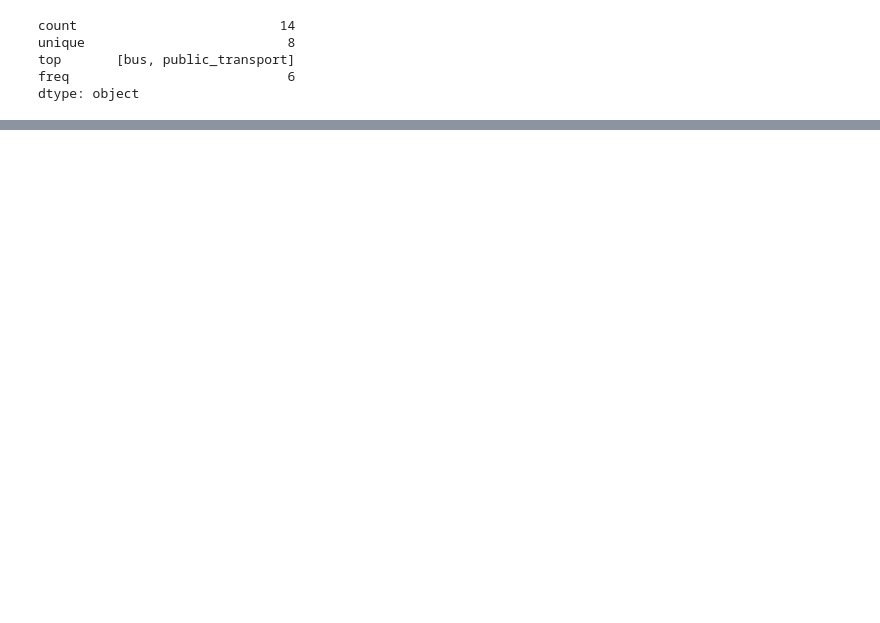
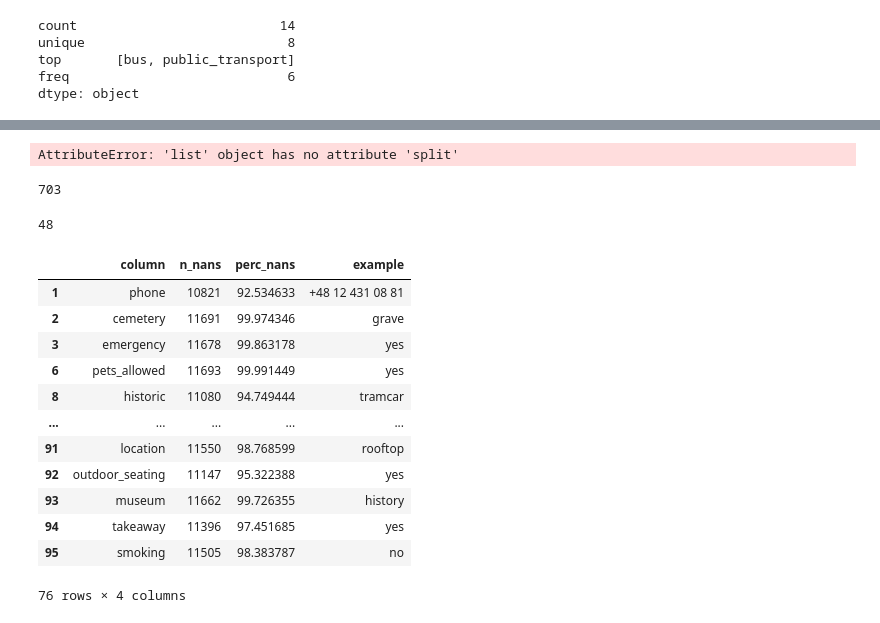
Before and after one commit to ajbuzik/travel_assitant, a Jupyter notebook: notebooks/00_prepare_dataset.ipynb, the cells around one changed output, grey strips where cells are left out. Cells and saved outputs as stored; diff of their text form; code cells hidden in the pictures; blank space fills up the shorter version.

Commit message:
prepare data set

```diff
--- a/notebooks/00_prepare_dataset.ipynb
+++ b/notebooks/00_prepare_dataset.ipynb
@@ -225,0 +286,4 @@ NameError: name 'torch' is not defined
+# %%
+selected_columns = selected_columns.split(', ')
+# %% [output]
+AttributeError: 'list' object has no attribute 'split'
@@ -225,0 +296,34 @@ NameError: name 'torch' is not defined
+# %%
+len(all_pois.columns)
+# %% [output]
+703
+# %%
+len(columns_to_rag)
+# %% [output]
+48
+# %%
+for col in columns_to_rag:
+    n_nans = all_pois[col].isna().sum()
+    example = all_pois[col].dropna().iloc[0] if all_pois[col].notna().any() else None
+    perc_nans = n_nans / all_pois.shape[0] * 100
+    if 'col_stats' not in locals():
+        col_stats = []
+    col_stats.append({'column': col, 'n_nans': n_nans, 'perc_nans': perc_nans, 'example': example})
+# %%
+col_stats_df = pd.DataFrame(col_stats)
+# %%
+col_stats_df[col_stats_df['perc_nans'] > 90]
+# %% [output]
+|  | column | n_nans | perc_nans | example |
+| 1 | phone | 10821 | 92.534633 | +48 12 431 08 81 |
+| 2 | cemetery | 11691 | 99.974346 | grave |
+| 3 | emergency | 11678 | 99.863178 | yes |
+| 6 | pets_allowed | 11693 | 99.991449 | yes |
+| 8 | historic | 11080 | 94.749444 | tramcar |
+| ... | ... | ... | ... | ... |
+| 91 | location | 11550 | 98.768599 | rooftop |
+| 92 | outdoor_seating | 11147 | 95.322388 | yes |
+| 93 | museum | 11662 | 99.726355 | history |
+| 94 | takeaway | 11396 | 97.451685 | yes |
+| 95 | smoking | 11505 | 98.383787 | no |
+76 rows × 4 columns
```
Also changed, not shown: parts of 27 cells of this notebook, 1 other file.
